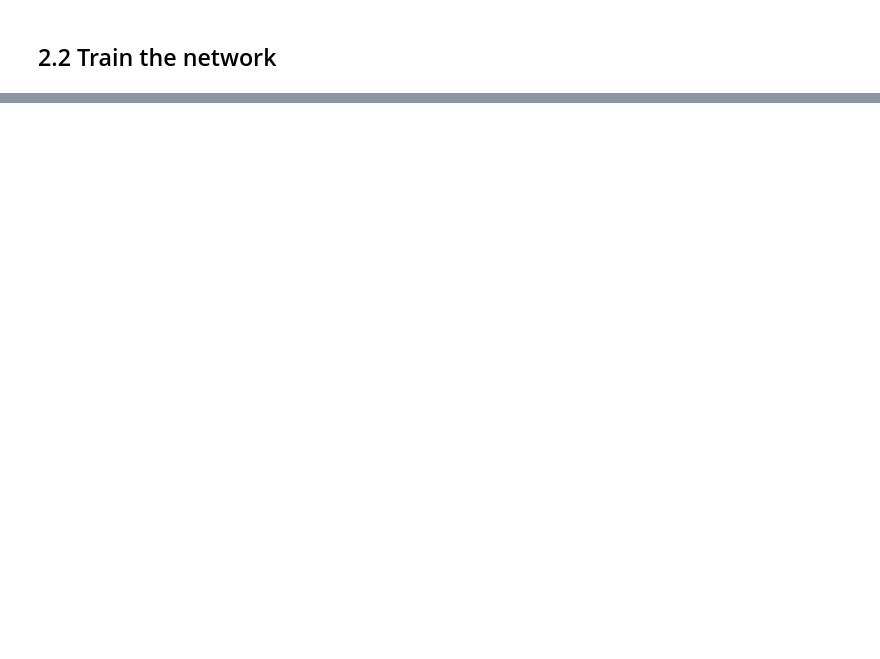
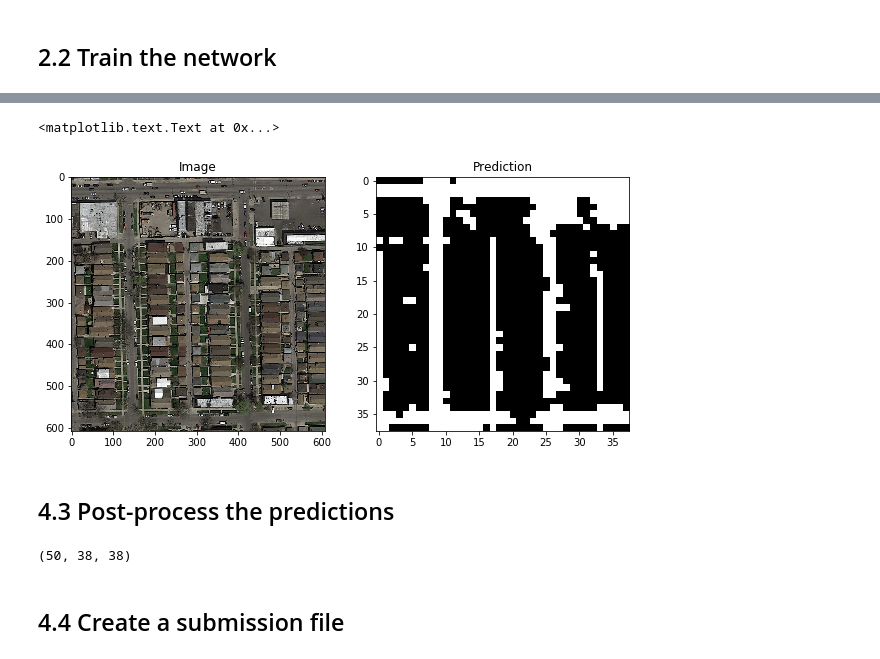
Before and after one commit to ntalabot/EPFML_Project2, a Jupyter notebook: nico_test.ipynb, the cells around one changed output, grey strips where cells are left out. Saved outputs shown, nothing was run; the diff lists cells and outputs as text; code cells hidden in the pictures; blank space fills up the shorter version.

```diff
--- a/nico_test.ipynb
+++ b/nico_test.ipynb
@@ -280,0 +617,26 @@ def train(images, labels, model, lossfunc, optimizer, num_epoch, batch_size, ver
+# %%
+# Pre-processing; currently nothing
+x_test = image_test.copy()
+print(x_test.shape)
+
+start = time.time()
+kaggle_pred = []
+# Because of memory problem, loop on images
+for i in range(x_test.shape[0]):
+    print("Computing prediction %d/%d" % (i+1, x_test.shape[0]))
+    # Extract windows for each patches
+    tx_kaggle = image_to_windows(x_test[i], window_size=window_size)
+
+    # Create a data loader
+    kaggle_dataset = roadDataset(tx_kaggle, train=False)
+    kaggle_loader = torch.utils.data.DataLoader(dataset=kaggle_dataset,
+                                                batch_size=len(kaggle_dataset),
+                                                shuffle=False)
+
+    # Predict the labels
+    kaggle_pred.append(predict_label(kaggle_loader, network)[0])
+
+kaggle_pred = np.asarray(kaggle_pred)
+print(kaggle_pred.shape)
+end = time.time()
+print("Predicted test set in %.3f seconds." % (end-start))
@@ -280,0 +661,23 @@ def train(images, labels, model, lossfunc, optimizer, num_epoch, batch_size, ver
+# %%
+img_num = 0
+
+plt.figure(figsize=(10, 10))
+plt.subplot(121)
+plt.imshow(x_test[img_num])
+plt.title("Image")
+plt.subplot(122)
+plt.imshow(kaggle_pred[img_num], cmap='gray')
+plt.title("Prediction")
+# %% [output]
+<matplotlib.text.Text at 0x...>
+[figure, added]
+# %% [markdown]
+## 4.3 Post-process the predictions
+# %%
+# For now, do nothing
+kaggle_label = kaggle_pred.astype(int)
+print(kaggle_label.shape)
+# %% [output]
+(50, 38, 38)
+# %% [markdown]
+## 4.4 Create a submission file
```
Also changed, not shown: parts of 47 cells of this notebook, 4 other files.
